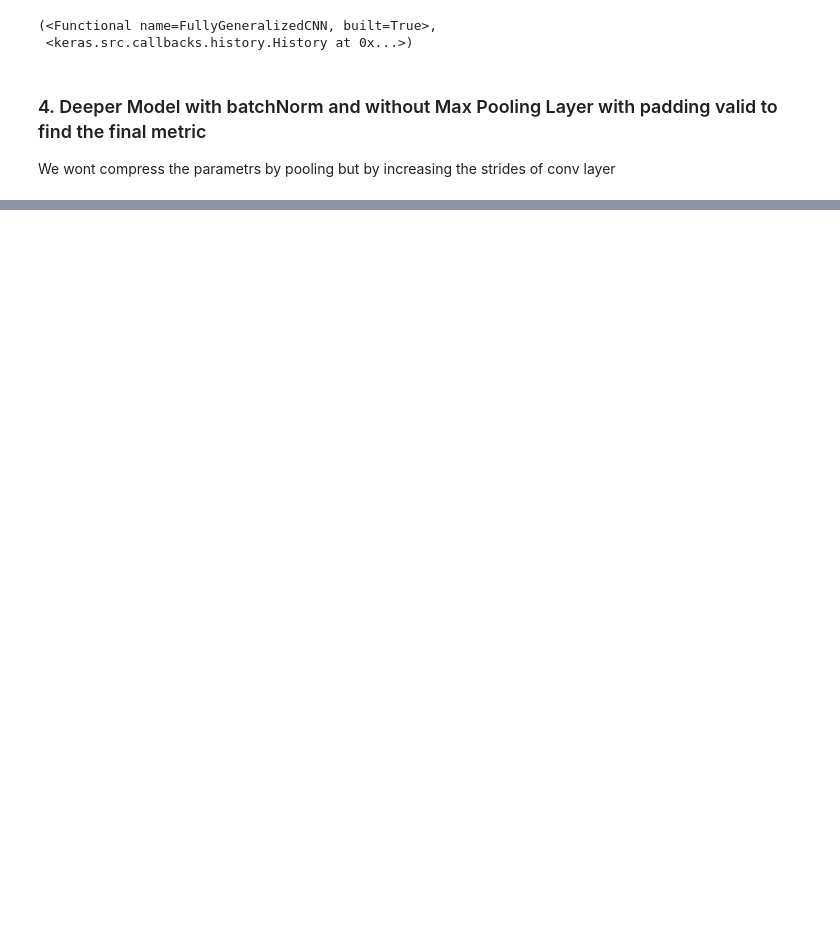
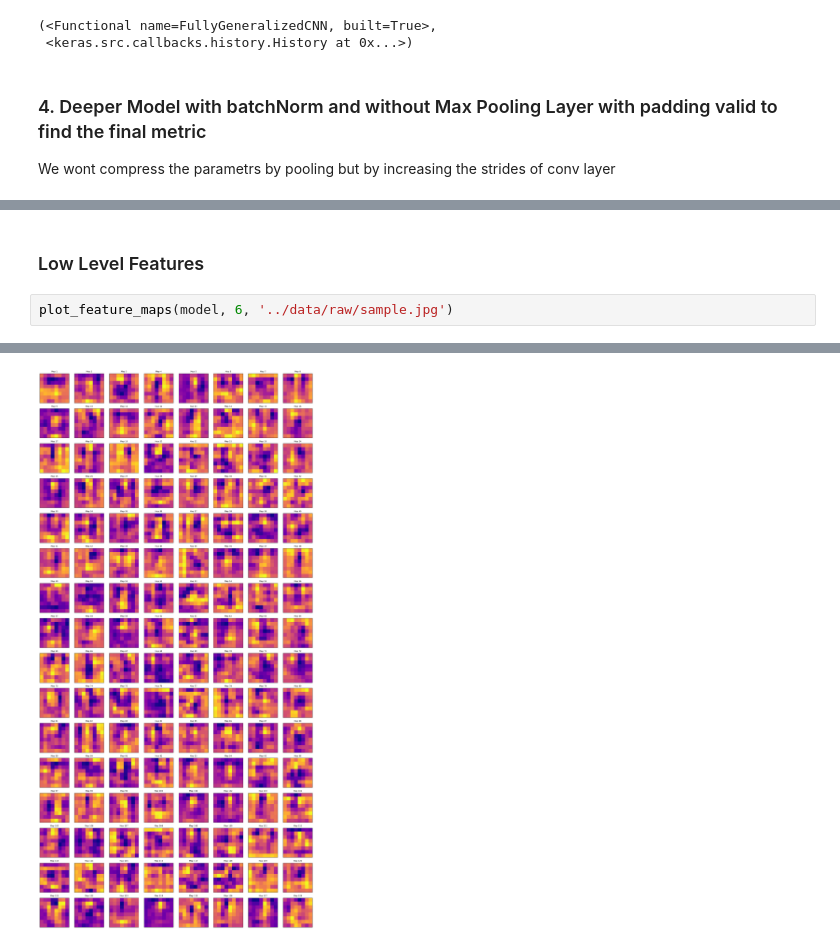
Before and after one commit to shivansh0209/cifar_cnn_classifier, a Jupyter notebook: notebooks/01_model_building.ipynb, the cells around one changed output, grey strips where cells are left out. Drawn from its saved outputs; the diff is of its cells as text; blank space fills up the shorter version.

```diff
--- a/notebooks/01_model_building.ipynb
+++ b/notebooks/01_model_building.ipynb
@@ -148,0 +179,5 @@ ValueError: Computed output size would be zero or negative. Received `inputs sha
+# %% [markdown]
+### Low Level Features
+# %%
+plot_feature_maps(model, 6, '../data/raw/sample.jpg')
+# %% [output]
@@ -148,0 +185 @@ ValueError: Computed output size would be zero or negative. Received `inputs sha
+[figure, added]
```
Also changed, not shown: parts of 12 cells of this notebook, 2 other files.
